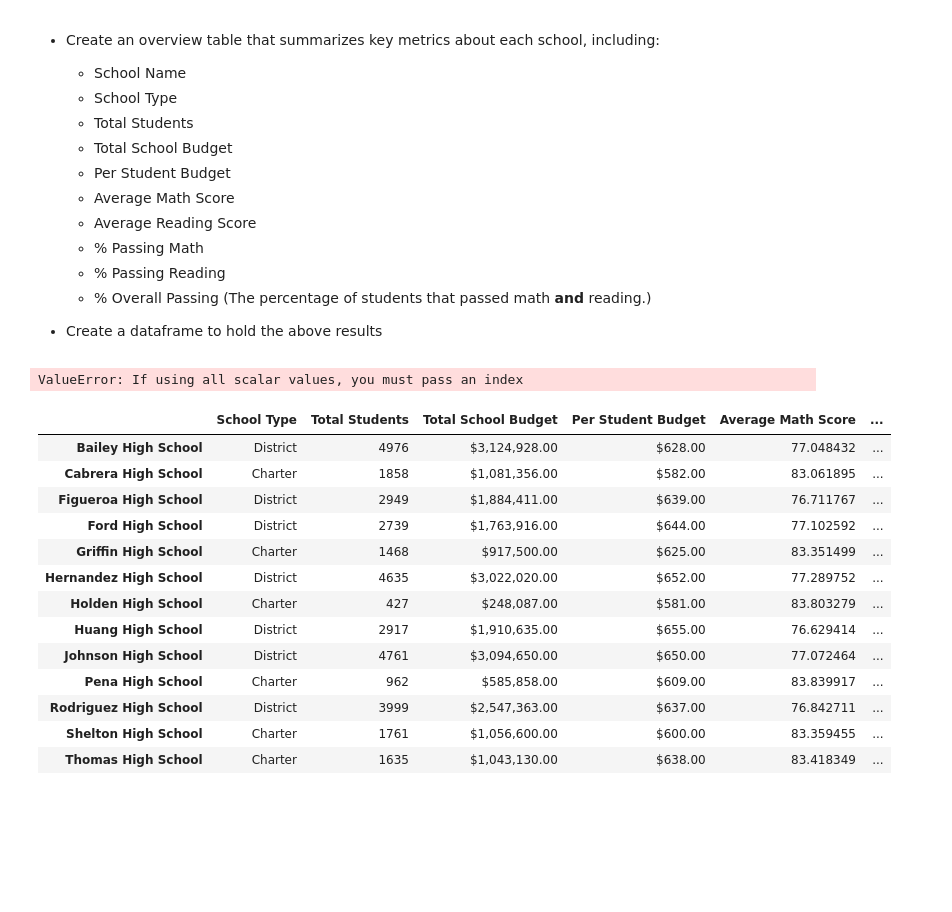
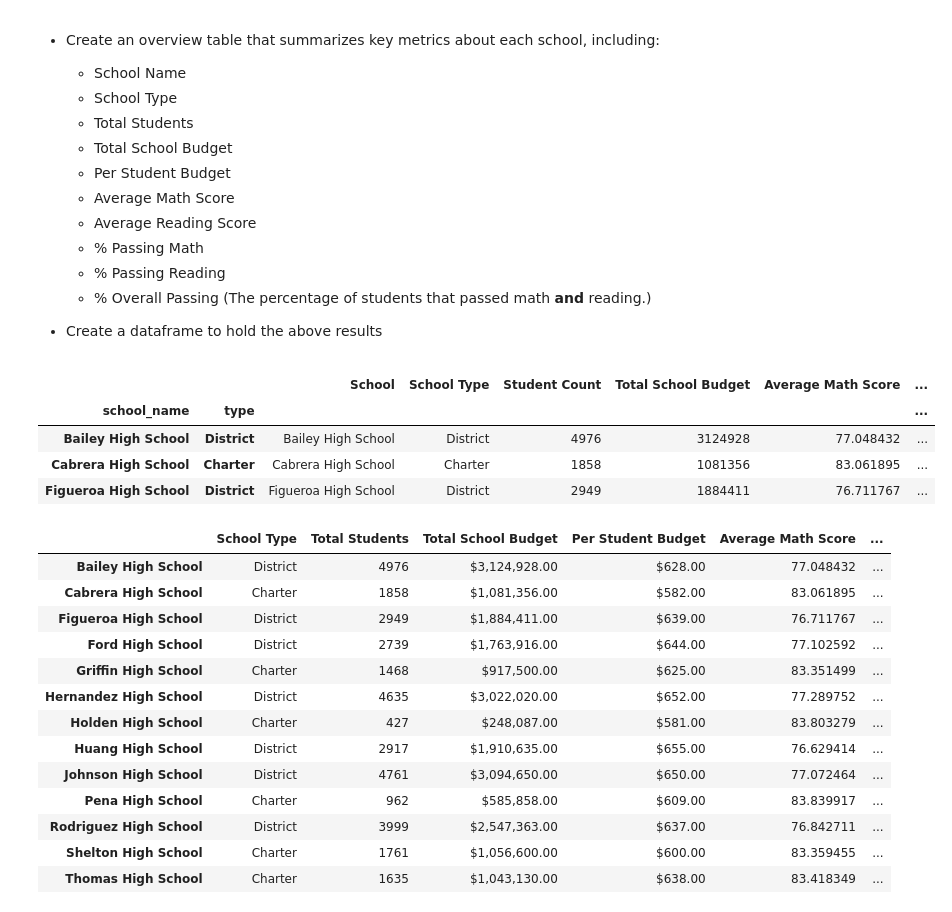
Before and after one commit to JGarvert/pandas-challenge, a Jupyter notebook: PyCitySchools/PyCitySchools_starter.ipynb, the cells around one changed output. Saved outputs shown, nothing was run; the diff lists cells and outputs as text; code cells hidden in the pictures; blank space fills up the shorter version.

```diff
--- a/PyCitySchools/PyCitySchools_starter.ipynb
+++ b/PyCitySchools/PyCitySchools_starter.ipynb
@@ -120,12 +120,11 @@ district_summary_df
 * Create a dataframe to hold the above results
 # %%
 # make listing of schools and districts
-school_name = school_data_complete.groupby(['school_name', 'type'])['school_name'].first()
-school_type = school_data_complete.groupby(['school_name', 'type'])['type'].first()
+name_of_school = school_data_complete.groupby(['school_name', 'type'])['school_name'].first()
+type_of_school = school_data_complete.groupby(['school_name', 'type'])['type'].first()
 
 # number students per school
-# school_total_students = grouped_school_data_complete["Student ID"].count()
-school_total_students = school_data_complete.groupby(['school_name', 'type']).count()
+school_total_students = school_data_complete.groupby(['school_name', 'type'])['Student ID'].count()
 # budget per school
 school_total_budget = school_data_complete.groupby(['school_name', 'type'])['budget'].mean()
 # average math score per school
@@ -136,29 +135,19 @@ school_avg_read = school_data_complete.groupby(['school_name', 'type'])['reading
 school_mathP_count = school_data_complete[school_data_complete['Math_PF'] == "Pass"].groupby(['school_name', 'type']).size()
 school_readP_count = school_data_complete[school_data_complete['Read_PF'] == "Pass"].groupby(['school_name', 'type']).size()
 school_bothP_count = school_data_complete[(school_data_complete['Math_PF'] == "Pass") & (school_data_complete['Read_PF'] == "Pass")].groupby(['school_name','type']).size()
-
-#school_bothP_pct = school_bothP_count / school_total_students * 100
-# school_mathP_pct = school_mathP_count / school_total_students * 100
-# school_readP_pct = school_readP_count / school_total_students * 100
-# %%
-# make school summary
-test_list = pd.DataFrame({"School": school_name, "School Type": type, "Total Students": school_total_students})
-test_list
-# "Total School Budget" : school_total_budget, "Budget Per Student": school_per_student_budget, "Average Math Score": school_avg_math, "Average Reading Score": school_avg_read, "% Passing Math": school_mathP_pct, "% Passing Reading": school_readP_pct, "% Overall Passing": school_bothP_pct})
-
-
-# test_list = [{"Total Students": school_total_students, "Total School Budget" : school_total_budget, "Budget Per Student": school_per_student_budget, "Average Math Score": school_avg_math, "Average Reading Score": school_avg_read, "% Passing Math": school_mathP_pct, "% Passing Reading": school_readP_pct, "% Overall Passing": school_bothP_pct}]
-# print(test_list)
-# test_list_df = pd.DataFrame(test_list)
-# test_list_df.head()
-
-
-# budget per school per student
-# school__per_student_budget = school_data_complete.groupby(['school_name', 'type'])['budget'].mean() /
-# grouped_school_data_complete['budget'].sum() / school_total_students
-# school_per_student_budget = school_total_budget/ school_total_students
-# %% [output]
-ValueError: If using all scalar values, you must pass an index
+# %%
+# make school summary
+school_df = pd.DataFrame({"School": name_of_school, "School Type": type_of_school, "Student Count": school_total_students, "Total School Budget": school_total_budget, "Average Math Score": school_avg_math, "Average Reading Score": school_avg_read, "Math pass count": school_mathP_count, "Read pass count": school_readP_count, "Both pass count": school_bothP_count})
+school_df.head(3)
+
+
+# per_student_budget = school_df["Total School Budget" / ""]
+# %% [output]
+|  |  | School | School Type | Student Count | Total School Budget | Average Math Score | ... |
+| school_name | type |  |  |  |  |  | ... |
+| Bailey High School | District | Bailey High School | District | 4976 | 3124928 | 77.048432 | ... |
+| Cabrera High School | Charter | Cabrera High School | Charter | 1858 | 1081356 | 83.061895 | ... |
+| Figueroa High School | District | Figueroa High School | District | 2949 | 1884411 | 76.711767 | ... |
 # %%
 # School Summary example provided
 # %% [output]
```
